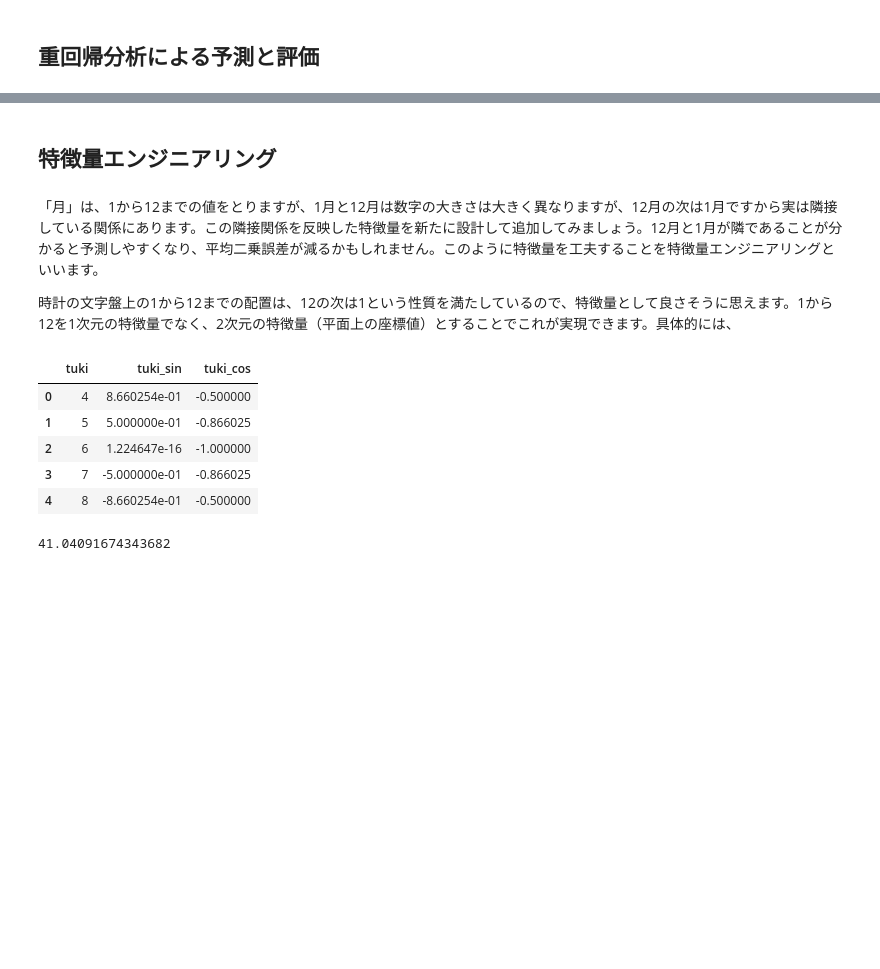
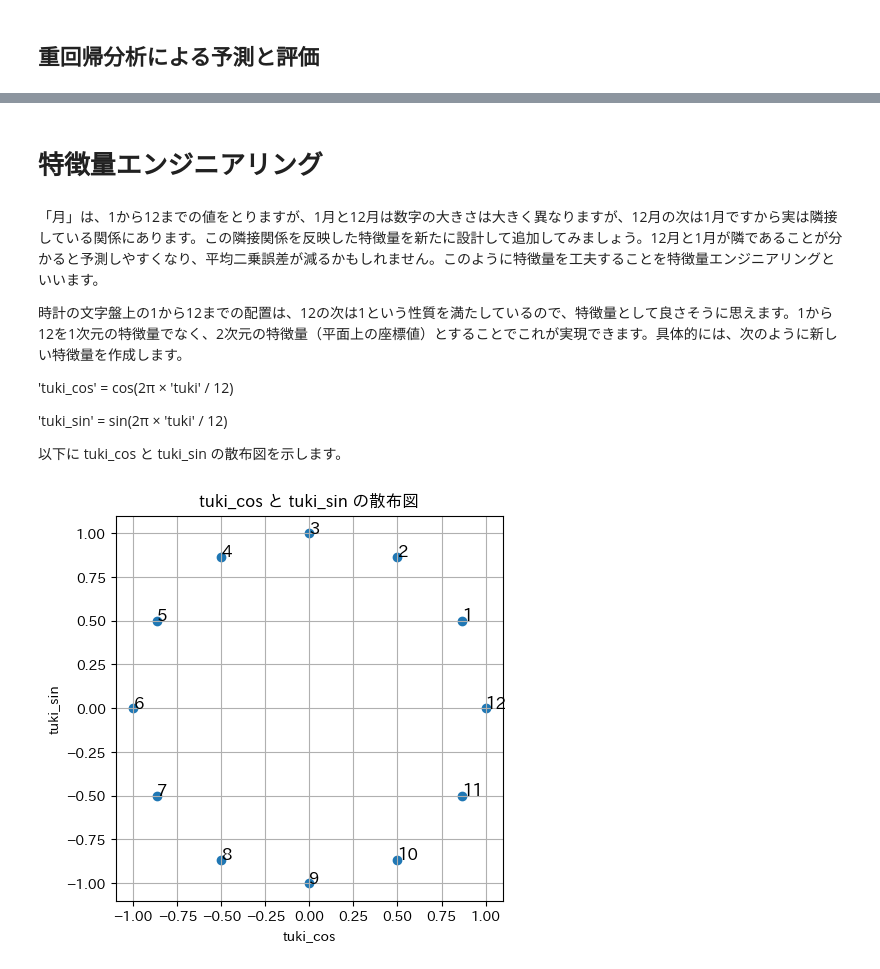
Before and after one commit to okana2ki/hotel-analysis, a Jupyter notebook: search_trend2.ipynb, the cells around one changed output, grey strips where cells are left out. Saved outputs shown, nothing was run; the diff lists cells and outputs as text; code cells hidden in the pictures; blank space fills up the shorter version.

```diff
--- a/search_trend2.ipynb
+++ b/search_trend2.ipynb
@@ -83,46 +88,12 @@ mse
 # %% [markdown]
-## 特徴量エンジニアリング
+# 特徴量エンジニアリング
 # %% [markdown]
 「月」は、1から12までの値をとりますが、1月と12月は数字の大きさは大きく異なりますが、12月の次は1月ですから実は隣接している関係にあります。この隣接関係を反映した特徴量を新たに設計して追加してみましょう。12月と1月が隣であることが分かると予測しやすくなり、平均二乗誤差が減るかもしれません。このように特徴量を工夫することを特徴量エンジニアリングといいます。
 
-時計の文字盤上の1から12までの配置は、12の次は1という性質を満たしているので、特徴量として良さそうに思えます。1から12を1次元の特徴量でなく、2次元の特徴量（平面上の座標値）とすることでこれが実現できます。具体的には、
+時計の文字盤上の1から12までの配置は、12の次は1という性質を満たしているので、特徴量として良さそうに思えます。1から12を1次元の特徴量でなく、2次元の特徴量（平面上の座標値）とすることでこれが実現できます。具体的には、次のように新しい特徴量を作成します。
+
+'tuki_cos' = cos(2π × 'tuki' / 12)
+
+'tuki_sin' = sin(2π × 'tuki' / 12)
+
+以下に tuki_cos と tuki_sin の散布図を示します。
-# %%
-import numpy as np
-
-# Function to convert months to cyclic coordinates
-def encode_cyclic_feature(data, col, max_val):
-    data[col + '_sin'] = np.sin(2 * np.pi * data[col]/max_val)
-    data[col + '_cos'] = np.cos(2 * np.pi * data[col]/max_val)
-    return data
-
-# Applying the function to the 'tuki' column
-data = encode_cyclic_feature(data, 'tuki', 12)
-
-# New features based on the 'tuki' column
-data[['tuki', 'tuki_sin', 'tuki_cos']].head()
-# %% [output]
-|  | tuki | tuki_sin | tuki_cos |
-| 0 | 4 | 8.660254e-01 | -0.500000 |
-| 1 | 5 | 5.000000e-01 | -0.866025 |
-| 2 | 6 | 1.224647e-16 | -1.000000 |
-| 3 | 7 | -5.000000e-01 | -0.866025 |
-| 4 | 8 | -8.660254e-01 | -0.500000 |
-# %%
-# Updating the feature set to include the cyclically encoded month features
-X = data[['tuki_sin', 'tuki_cos', 'takatihob', 'kion']]  # Updated features
-
-# Splitting the data into training and testing sets with the new features
-X_train, X_test, y_train, y_test = train_test_split(X, y, test_size=0.2, random_state=42)
-
-# Creating and training the Linear Regression model with the new features
-model = LinearRegression()
-model.fit(X_train, y_train)
-
-# Predicting and evaluating the model with the new features
-y_pred = model.predict(X_test)
-mse = mean_squared_error(y_test, y_pred)
-
-# Displaying the updated model's Mean Squared Error
-mse
-# %% [output]
-41.04091674343682
@@ -128,0 +102,27 @@ mse
+# %%
+import matplotlib.pyplot as plt
+import japanize_matplotlib
+import numpy as np
+
+# 月(tuki)の値を1から12までの整数とする
+tuki_values = np.arange(1, 13)
+
+# tuki_cosとtuki_sinの計算
+tuki_cos = np.cos(2 * np.pi * tuki_values / 12)
+tuki_sin = np.sin(2 * np.pi * tuki_values / 12)
+
+# 散布図の作成
+plt.figure(figsize=(5, 5))
+plt.scatter(tuki_cos, tuki_sin)
+
+# 各点に月(tuki)のラベルを付ける
+for i, tuki in enumerate(tuki_values):
+    plt.text(tuki_cos[i], tuki_sin[i], str(tuki), fontsize=12)
+
+plt.title('tuki_cos と tuki_sin の散布図')
+plt.xlabel('tuki_cos')
+plt.ylabel('tuki_sin')
+plt.grid(True)
+plt.show()
+# %% [output]
+[figure, added]
```
Also changed, not shown: parts of 29 cells of this notebook.
